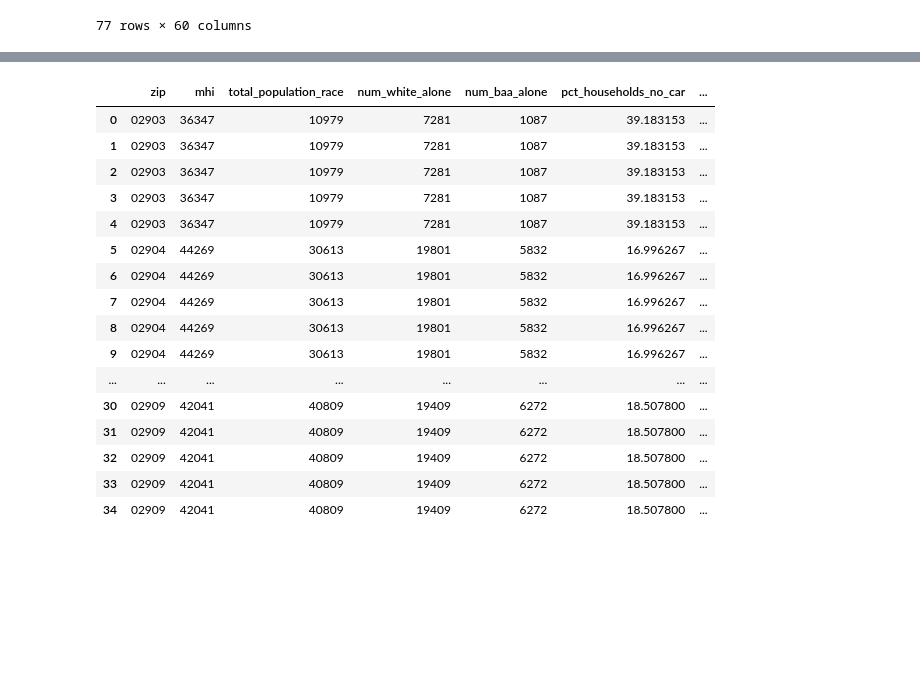
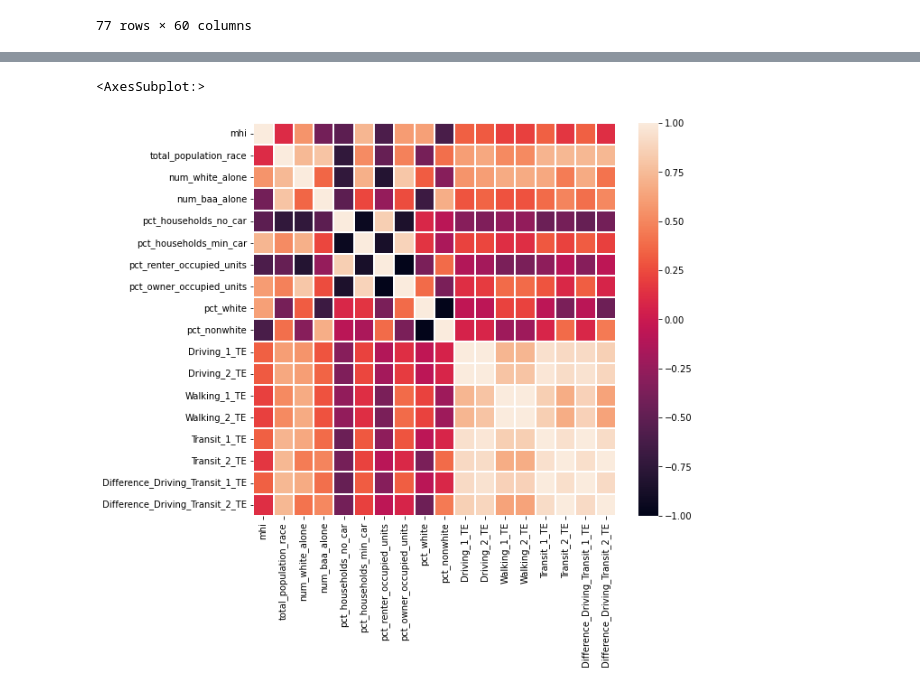
Before and after one commit to hochru557/po524-parking, a Jupyter notebook: census_api.ipynb, the cells around one changed output, grey strips where cells are left out. Saved outputs shown, nothing was run; the diff lists cells and outputs as text; code cells hidden in the pictures; blank space fills up the shorter version.

```diff
--- a/census_api.ipynb
+++ b/census_api.ipynb
@@ -468,24 +405,12 @@ data_2019
 # %%
 # data_2019 = data_2019.rename(columns = {'B19013_001E':'mhi'})
-columns = ['zip','mhi','total_population_race','num_white_alone','num_baa_alone','pct_households_no_car','pct_households_min_car','pct_renter_occupied_units','pct_owner_occupied_units','pct_white','pct_nonwhite','Driving_1','Driving_2','Walking_1','Walking_2','Transit_1','Transit_2','time_difference1','time_difference2']
+columns = ['zip','mhi','total_population_race','num_white_alone','num_baa_alone','pct_households_no_car','pct_households_min_car','pct_renter_occupied_units','pct_owner_occupied_units','pct_white','pct_nonwhite','Driving_1_TE','Driving_2_TE','Walking_1_TE','Walking_2_TE','Transit_1_TE','Transit_2_TE','Difference_Driving_Transit_1_TE','Difference_Driving_Transit_2_TE']
 demographics_2019 = pd.DataFrame(data2, columns=columns)
 
-demographics_2019
+# demographics_2019
+corrmat= demographics_2019.corr()
+f, ax = plt.subplots(figsize=(9,8))
+sns.heatmap(corrmat,ax=ax,linewidths=.1)
 # %% [output]
-|  | zip | mhi | total_population_race | num_white_alone | num_baa_alone | pct_households_no_car | ... |
-| 0 | 02903 | 36347 | 10979 | 7281 | 1087 | 39.183153 | ... |
-| 1 | 02903 | 36347 | 10979 | 7281 | 1087 | 39.183153 | ... |
-| 2 | 02903 | 36347 | 10979 | 7281 | 1087 | 39.183153 | ... |
-| 3 | 02903 | 36347 | 10979 | 7281 | 1087 | 39.183153 | ... |
-| 4 | 02903 | 36347 | 10979 | 7281 | 1087 | 39.183153 | ... |
-| 5 | 02904 | 44269 | 30613 | 19801 | 5832 | 16.996267 | ... |
-| 6 | 02904 | 44269 | 30613 | 19801 | 5832 | 16.996267 | ... |
-| 7 | 02904 | 44269 | 30613 | 19801 | 5832 | 16.996267 | ... |
-| 8 | 02904 | 44269 | 30613 | 19801 | 5832 | 16.996267 | ... |
-| 9 | 02904 | 44269 | 30613 | 19801 | 5832 | 16.996267 | ... |
-| ... | ... | ... | ... | ... | ... | ... | ... |
-| 30 | 02909 | 42041 | 40809 | 19409 | 6272 | 18.507800 | ... |
-| 31 | 02909 | 42041 | 40809 | 19409 | 6272 | 18.507800 | ... |
-| 32 | 02909 | 42041 | 40809 | 19409 | 6272 | 18.507800 | ... |
-| 33 | 02909 | 42041 | 40809 | 19409 | 6272 | 18.507800 | ... |
-| 34 | 02909 | 42041 | 40809 | 19409 | 6272 | 18.507800 | ... |
+<AxesSubplot:>
+[figure, added]
```
Also changed, not shown: parts of 7 cells of this notebook, 3 other files.
